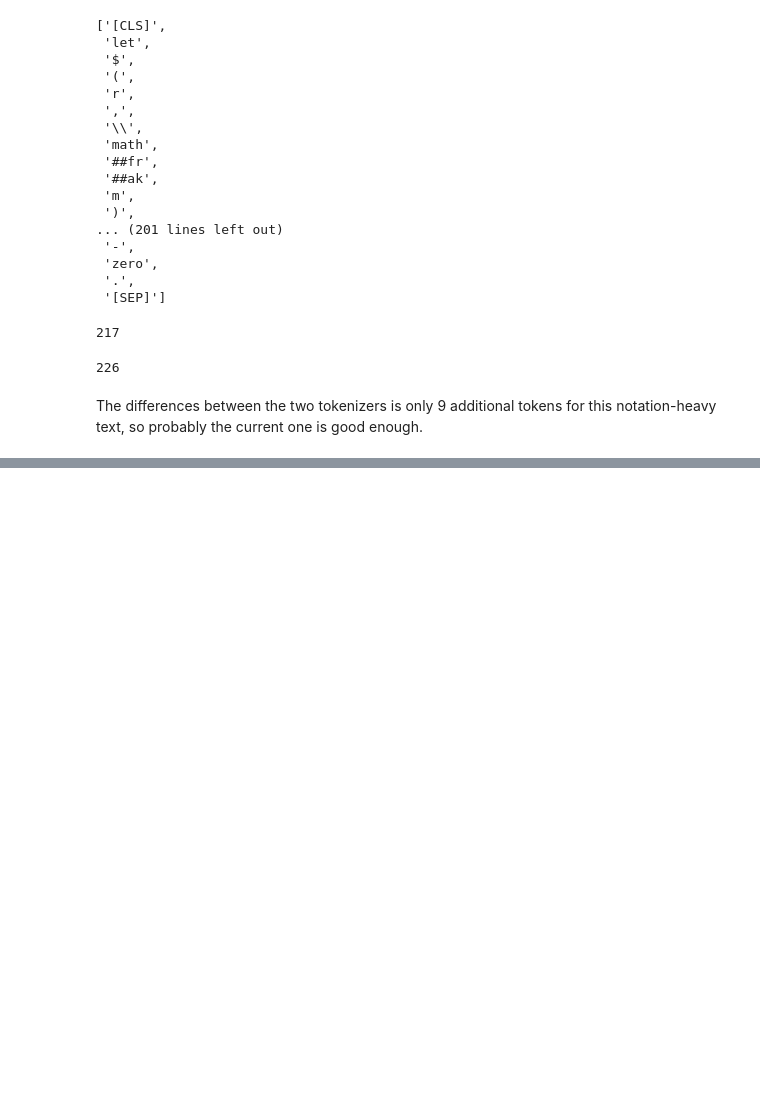
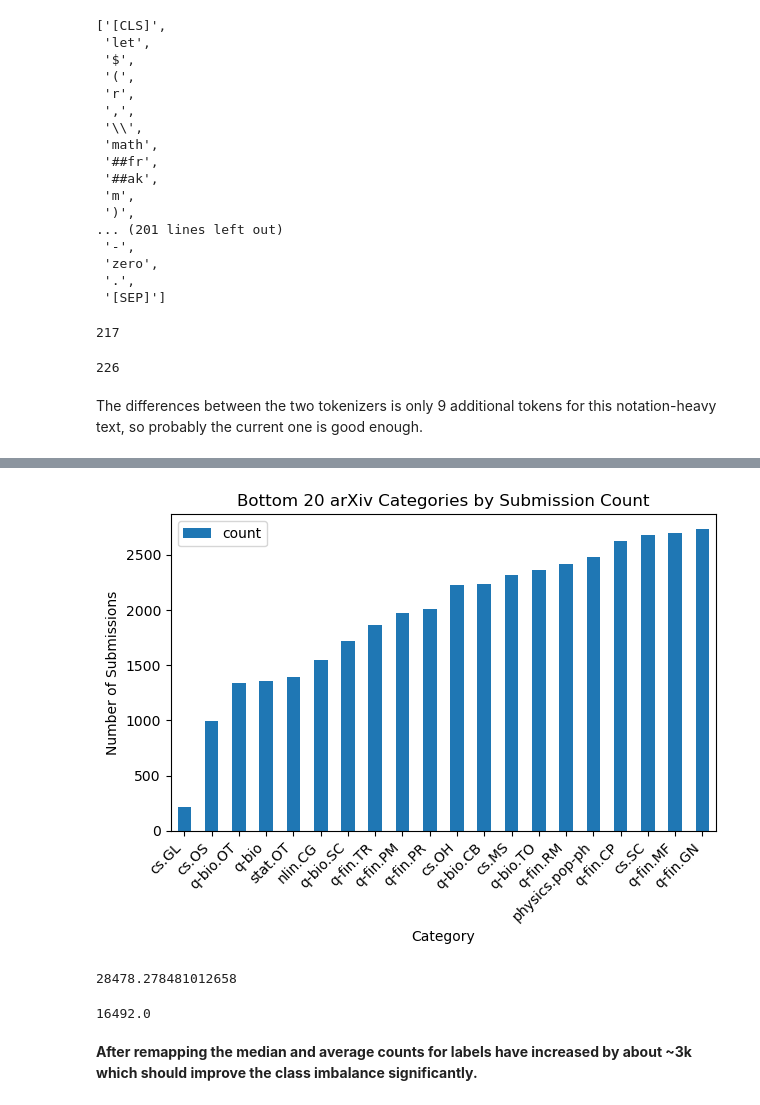
Before and after one commit to borislavab/research-classifier, a Jupyter notebook: research_classifier/analysis/analysis.ipynb, the cells around one changed output, grey strips where cells are left out. Cells and saved outputs as stored; diff of their text form; code cells hidden in the pictures; blank space fills up the shorter version.

```diff
--- a/research_classifier/analysis/analysis.ipynb
+++ b/research_classifier/analysis/analysis.ipynb
@@ -497,0 +624,22 @@ The differences between the two tokenizers is only 9 additional tokens for this
+# %%
+df = pd.DataFrame.from_dict(new_category_counts, orient='index', columns=['count'])
+df = df.sort_values('count', ascending=True)
+df.head(20).plot(kind='bar')
+plt.title('Bottom 20 arXiv Categories by Submission Count')
+plt.xlabel('Category')
+plt.ylabel('Number of Submissions')
+plt.xticks(rotation=45, ha='right')
+plt.tight_layout()
+plt.show()
+# %% [output]
+[figure, added]
+# %%
+df['count'].mean()
+# %% [output]
+28478.278481012658
+# %%
+df['count'].median()
+# %% [output]
+16492.0
+# %% [markdown]
+**After remapping the median and average counts for labels have increased by about ~3k which should improve the class imbalance significantly.**
```
Also changed, not shown: parts of 22 cells of this notebook, 1 other file.
